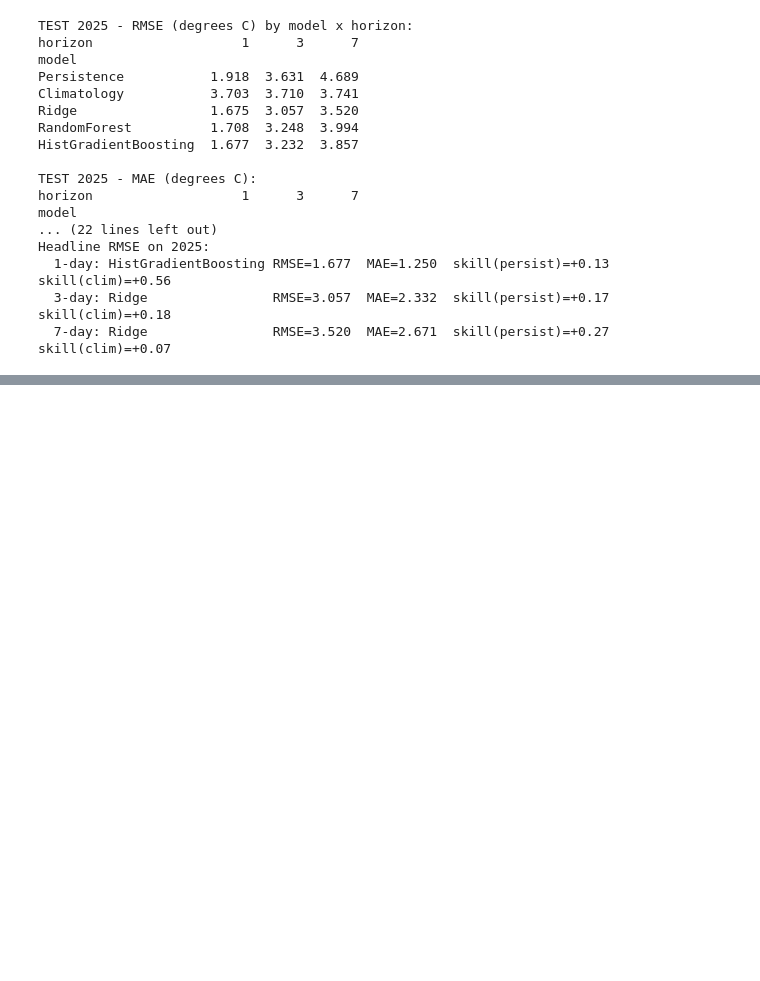
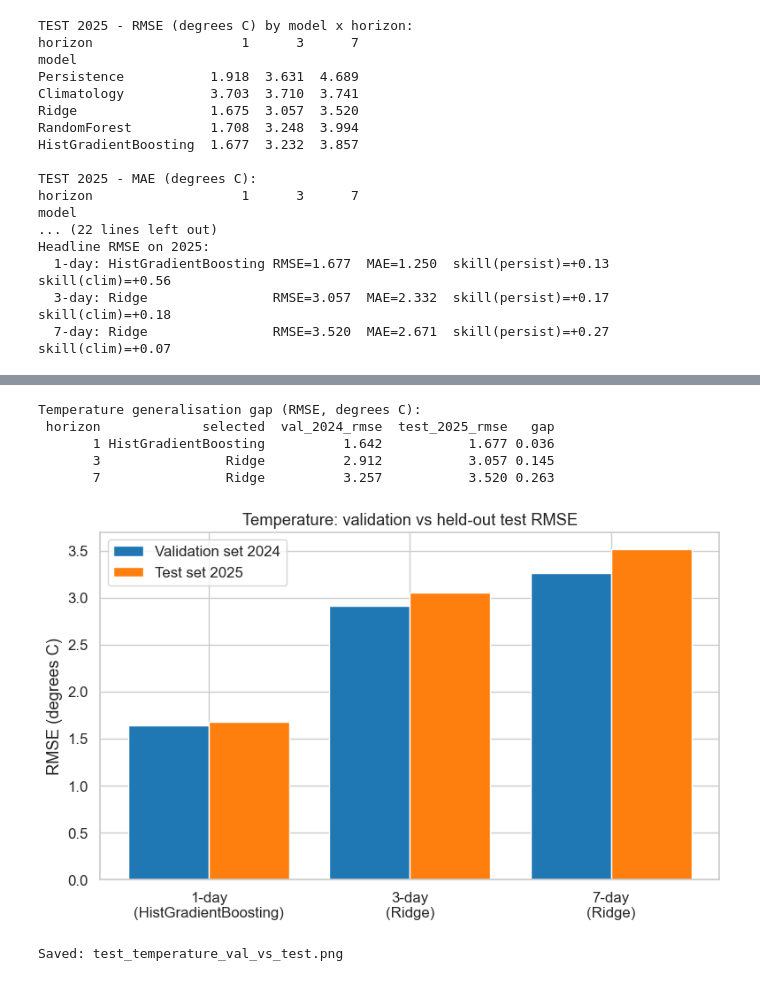
Before and after one commit to crystal-wolfer/AI-ML26-C03-weather-forecasting, a Jupyter notebook: notebooks/04_results.ipynb, the cells around one changed output, grey strips where cells are left out. Cells and saved outputs as stored; diff of their text form; code cells hidden in the pictures; blank space fills up the shorter version.

Commit message:
Results and Coclusion pt2
Finalized final model selection and conclusions. Full project draft vesion

```diff
--- a/notebooks/04_results.ipynb
+++ b/notebooks/04_results.ipynb
@@ -341,0 +347,34 @@ At 1-day, all three models beat both baselines: Ridge and HistGradientBoosting a
+# %%
+gap_rows = []
+for h in HORIZONS:
+    selected = TEMP_SELECTION[h]
+    val_rmse = sel_temp[sel_temp.horizon == h].iloc[0]['rmse']
+    test_rmse = t2025[(t2025.horizon == h) & (t2025.model == selected)].iloc[0]['rmse']
+    gap_rows.append({'horizon': h, 'selected': selected,
+                     'val_2024_rmse': val_rmse, 'test_2025_rmse': test_rmse,
+                     'gap': test_rmse - val_rmse})
+gap_temp = pd.DataFrame(gap_rows)
+print('Temperature generalisation gap (RMSE, degrees C):')
+print(gap_temp.round(3).to_string(index=False))
+
+fig, ax = plt.subplots(figsize=(8, 5))
+x = np.arange(len(HORIZONS))
+ax.bar(x - 0.2, gap_temp['val_2024_rmse'], 0.4, label='Validation set 2024')
+ax.bar(x + 0.2, gap_temp['test_2025_rmse'], 0.4, label='Test set 2025')
+ax.set_xticks(x)
+ax.set_xticklabels([f'{h}-day\n({c})' for h, c in zip(gap_temp.horizon, gap_temp.selected)])
+ax.set_ylabel('RMSE (degrees C)')
+ax.set_title('Temperature: validation vs held-out test RMSE')
+ax.legend()
+plt.tight_layout()
+plt.savefig(FIGURES_DIR / 'test_temperature_val_vs_test.png', dpi=150, bbox_inches='tight')
+plt.show()
+print('Saved: test_temperature_val_vs_test.png')
+# %% [output]
+Temperature generalisation gap (RMSE, degrees C):
+ horizon             selected  val_2024_rmse  test_2025_rmse   gap
+       1 HistGradientBoosting          1.642           1.677 0.036
+       3                Ridge          2.912           3.057 0.145
+       7                Ridge          3.257           3.520 0.263
+[figure, added]
+Saved: test_temperature_val_vs_test.png
```
Also changed, not shown: parts of 25 cells of this notebook, 14 other files.
